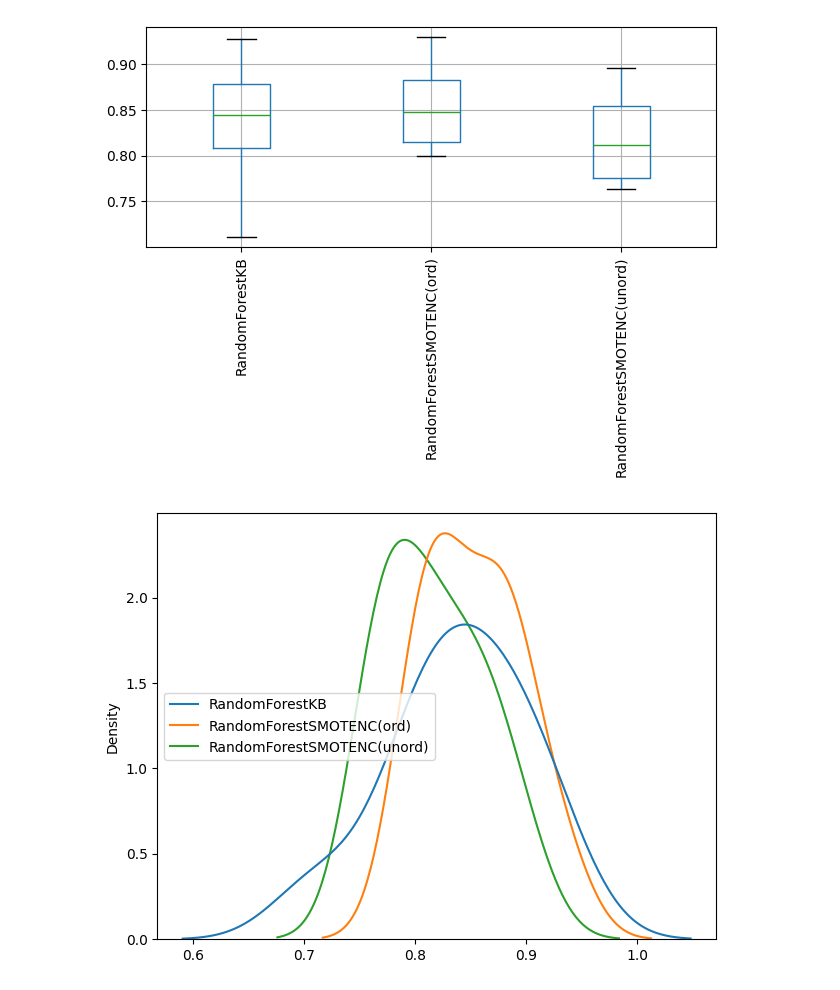
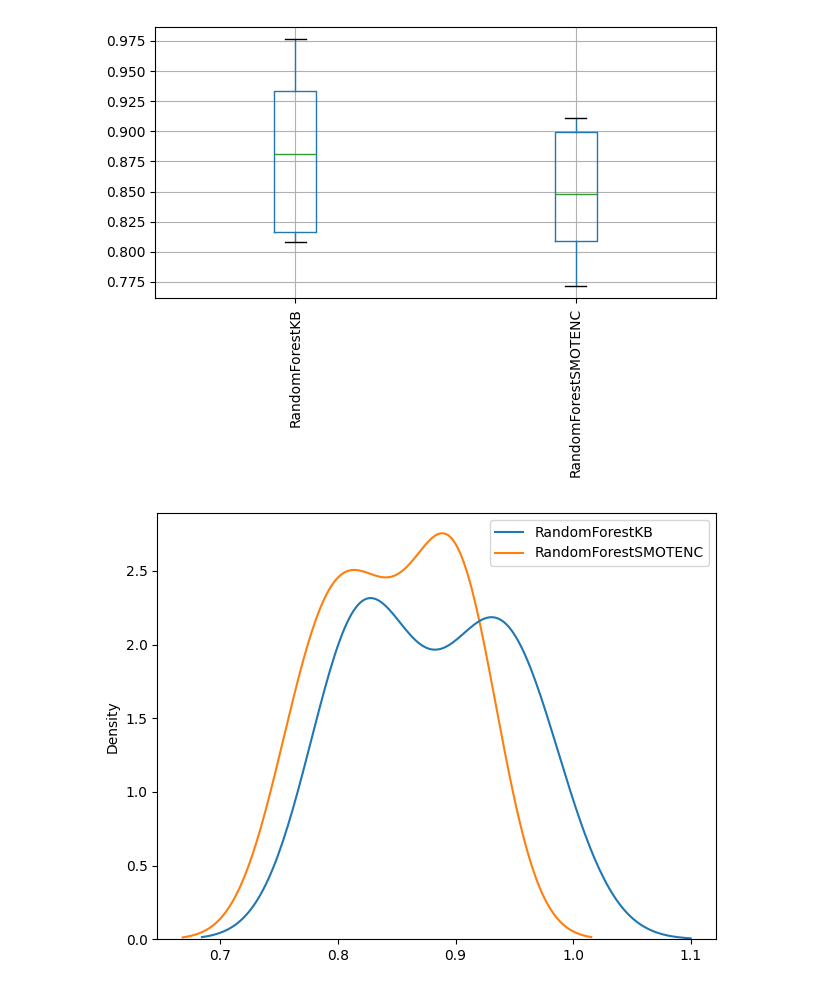
Before and after one commit to cletopellegrino/Cirrhosis-Survival-Prediction, a Jupyter notebook: code/RFComparison.ipynb, the cells around one changed output. Saved outputs shown, nothing was run; the diff lists cells and outputs as text; code cells hidden in the pictures.

```diff
--- a/code/RFComparison.ipynb
+++ b/code/RFComparison.ipynb
@@ -5,20 +5,19 @@ import matplotlib.pyplot as plt
 import seaborn as sns
 # %%
 cv_scores = {
-    'RandomForestKB': np.load("RandomForestKB.npy"),
-    'RandomForestSMOTENC(ord)': np.load("RandomForestSMOTENC(ord).npy"),
-    'RandomForestSMOTENC(unord)': np.load("RandomForestSMOTENC(unord).npy"),
+    'RandomForestKB': np.load("results/RandomForestKB.npy"),
+    'RandomForestSMOTENC': np.load("results/RandomForestSMOTENC.npy"),
 }
 
 df_cv_scores = pd.DataFrame(cv_scores)
 
 df_cv_scores.boxplot()
 plt.xticks(ticks=range(1, len(df_cv_scores.columns) + 1), labels=df_cv_scores.columns, rotation=90)
 plt.tight_layout()
 plt.savefig("stat_result(RFComparison).png")
 plt.show()
 # %% [output]
-[figure, old version]
+[figure, new version]
 # %%
 import scipy.stats as stats
 
@@ -27,7 +26,7 @@ plt.tight_layout()
 plt.savefig("RFComparison KDE plot.png")
 plt.show()
 # %% [output]
-[figure, old version]
+[figure, new version]
 # %%
 for i, col in enumerate(df_cv_scores.columns):
     stats.probplot(df_cv_scores[col], plot=plt)
```
Also changed, not shown: parts of 3 cells of this notebook, 52 other files.
